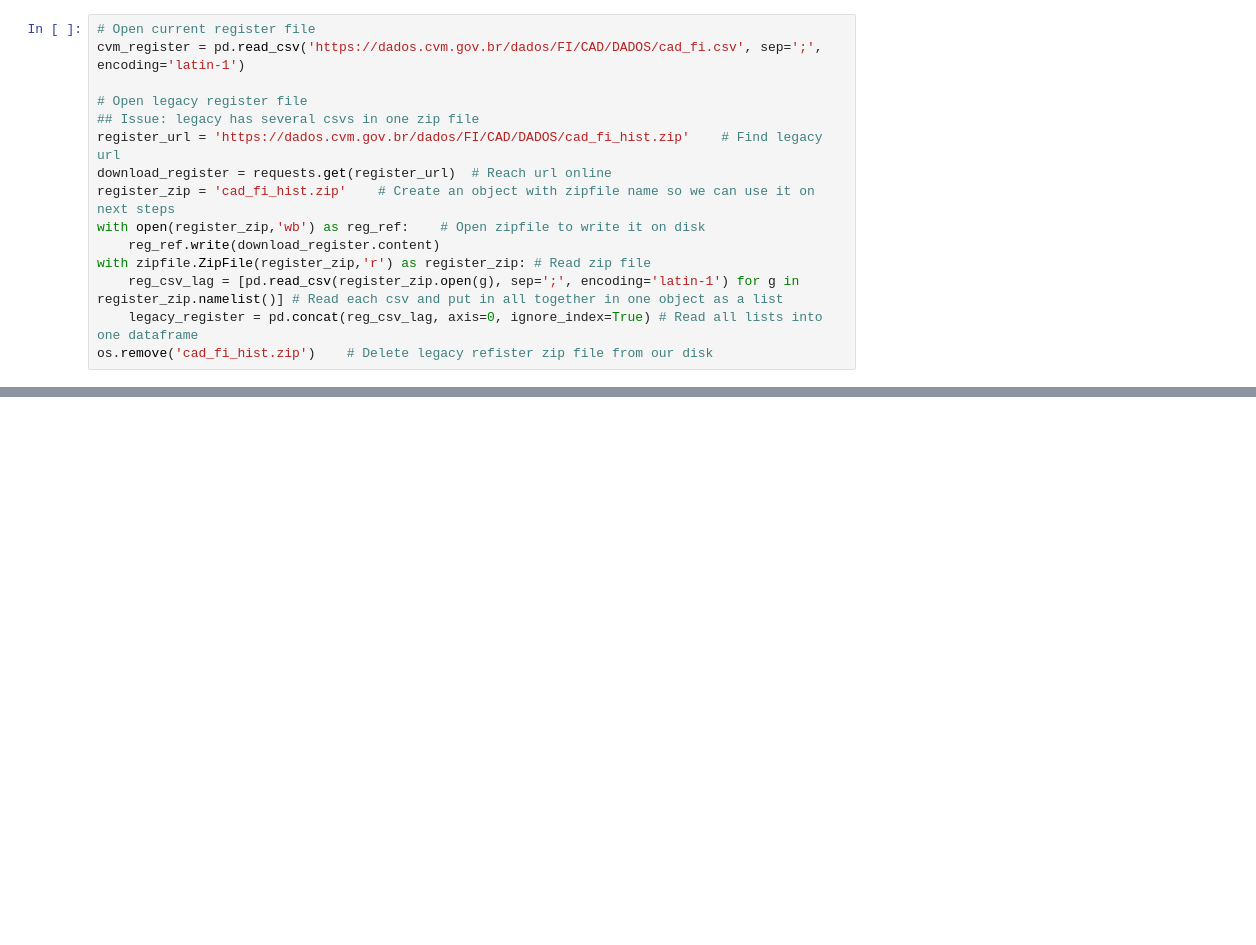
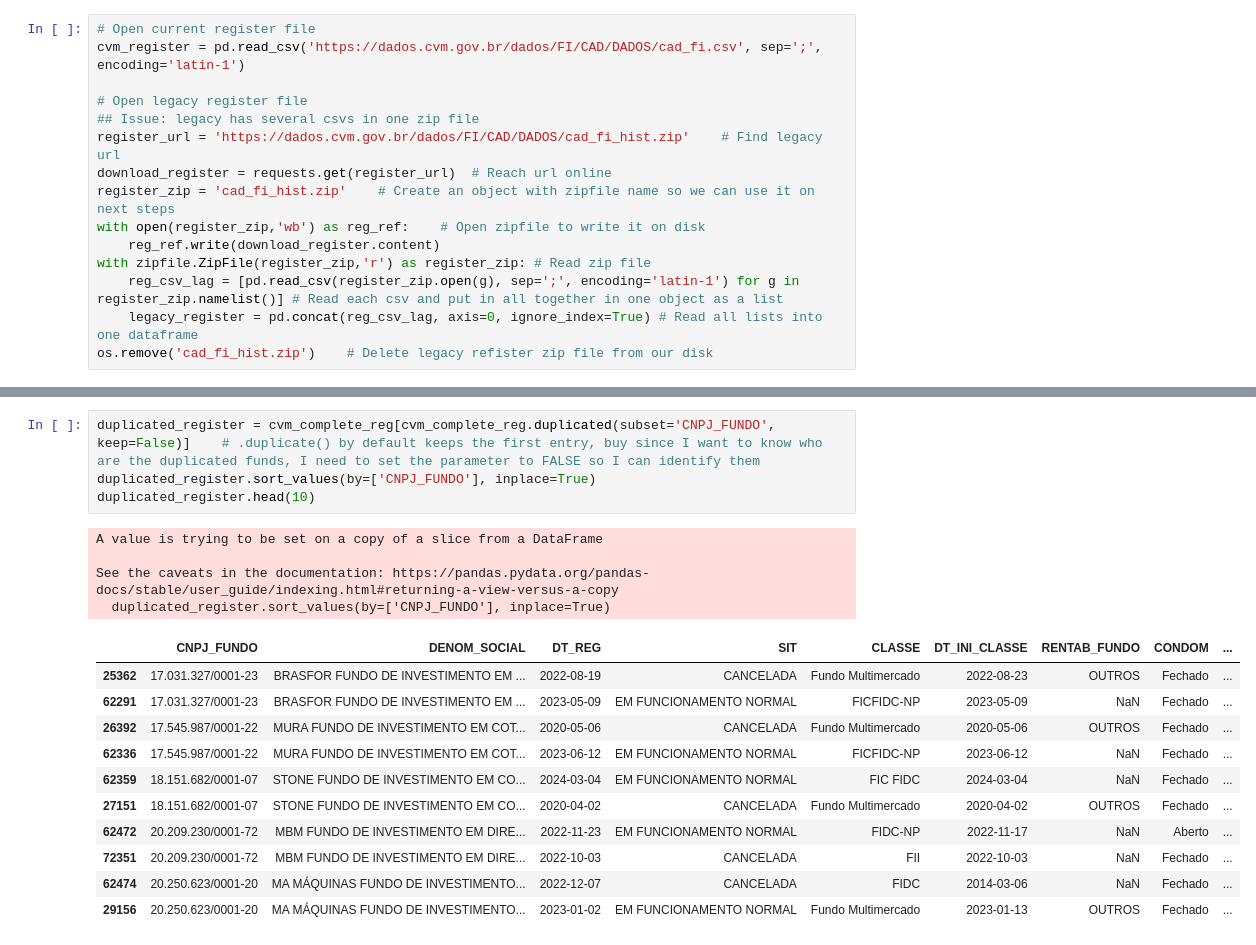
Before and after one commit to Ana-Akaishi/data-science-projects, a Jupyter notebook: BR Investment Funds.ipynb, the cells around one changed output, grey strips where cells are left out. Saved outputs shown, nothing was run; the diff lists cells and outputs as text; blank space fills up the shorter version.

Commit message:
cleaned data, analyzed duplicates

```diff
--- a/BR Investment Funds.ipynb
+++ b/BR Investment Funds.ipynb
@@ -303,0 +360,20 @@ cvm_complete_reg.tail()
+# %%
+duplicated_register = cvm_complete_reg[cvm_complete_reg.duplicated(subset='CNPJ_FUNDO', keep=False)]    # .duplicate() by default keeps the first entry, buy since I want to know who are the duplicated funds, I need to set the parameter to FALSE so I can identify them
+duplicated_register.sort_values(by=['CNPJ_FUNDO'], inplace=True)
+duplicated_register.head(10)
+# %% [output]
+A value is trying to be set on a copy of a slice from a DataFrame
+
+See the caveats in the documentation: https://pandas.pydata.org/pandas-docs/stable/user_guide/indexing.html#returning-a-view-versus-a-copy
+  duplicated_register.sort_values(by=['CNPJ_FUNDO'], inplace=True)
+|  | CNPJ_FUNDO | DENOM_SOCIAL | DT_REG | SIT | CLASSE | DT_INI_CLASSE | RENTAB_FUNDO | CONDOM | ... |
+| 25362 | 17.031.327/0001-23 | BRASFOR FUNDO DE INVESTIMENTO EM ... | 2022-08-19 | CANCELADA | Fundo Multimercado | 2022-08-23 | OUTROS | Fechado | ... |
+| 62291 | 17.031.327/0001-23 | BRASFOR FUNDO DE INVESTIMENTO EM ... | 2023-05-09 | EM FUNCIONAMENTO NORMAL | FICFIDC-NP | 2023-05-09 | NaN | Fechado | ... |
+| 26392 | 17.545.987/0001-22 | MURA FUNDO DE INVESTIMENTO EM COT... | 2020-05-06 | CANCELADA | Fundo Multimercado | 2020-05-06 | OUTROS | Fechado | ... |
+| 62336 | 17.545.987/0001-22 | MURA FUNDO DE INVESTIMENTO EM COT... | 2023-06-12 | EM FUNCIONAMENTO NORMAL | FICFIDC-NP | 2023-06-12 | NaN | Fechado | ... |
+| 62359 | 18.151.682/0001-07 | STONE FUNDO DE INVESTIMENTO EM CO... | 2024-03-04 | EM FUNCIONAMENTO NORMAL | FIC FIDC | 2024-03-04 | NaN | Fechado | ... |
+| 27151 | 18.151.682/0001-07 | STONE FUNDO DE INVESTIMENTO EM CO... | 2020-04-02 | CANCELADA | Fundo Multimercado | 2020-04-02 | OUTROS | Fechado | ... |
+| 62472 | 20.209.230/0001-72 | MBM FUNDO DE INVESTIMENTO EM DIRE... | 2022-11-23 | EM FUNCIONAMENTO NORMAL | FIDC-NP | 2022-11-17 | NaN | Aberto | ... |
+| 72351 | 20.209.230/0001-72 | MBM FUNDO DE INVESTIMENTO EM DIRE... | 2022-10-03 | CANCELADA | FII | 2022-10-03 | NaN | Fechado | ... |
+| 62474 | 20.250.623/0001-20 | MA MÁQUINAS FUNDO DE INVESTIMENTO... | 2022-12-07 | CANCELADA | FIDC | 2014-03-06 | NaN | Fechado | ... |
+| 29156 | 20.250.623/0001-20 | MA MÁQUINAS FUNDO DE INVESTIMENTO... | 2023-01-02 | EM FUNCIONAMENTO NORMAL | Fundo Multimercado | 2023-01-13 | OUTROS | Fechado | ... |
```
Also changed, not shown: parts of 27 cells of this notebook.
